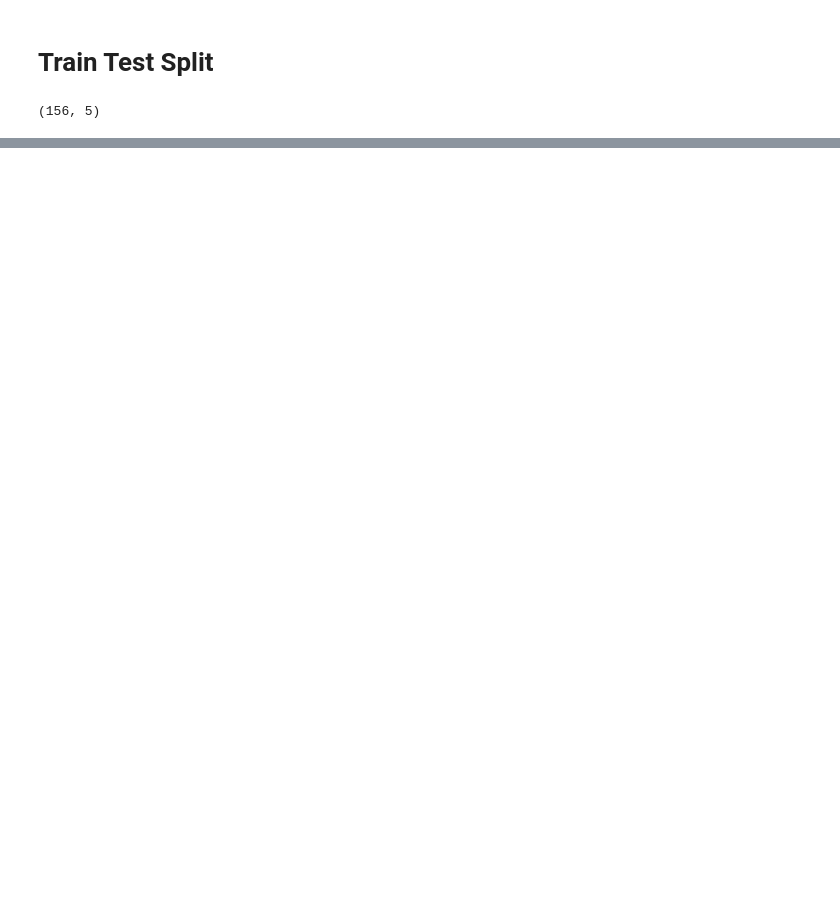
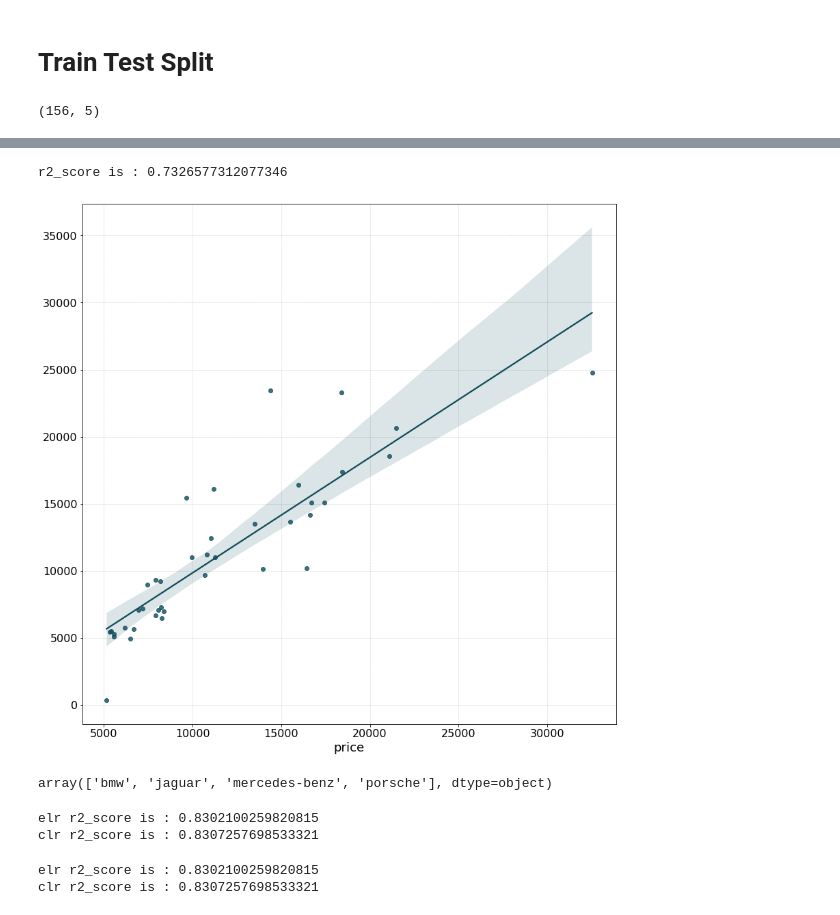
Before and after one commit to Maruf-Ahmad-khan/Car_Price_Prediction_Sklearn_Column_Transformation, a Jupyter notebook: Custom Estimator.ipynb, the cells around one changed output, grey strips where cells are left out. Cells and saved outputs as stored; diff of their text form; code cells hidden in the pictures; blank space fills up the shorter version.

```diff
--- a/Custom Estimator.ipynb
+++ b/Custom Estimator.ipynb
@@ -453,0 +551,24 @@ X_train_wout.shape
+# %%
+lr_params = {}
+lr = LinearRegression(**lr_params).fit(X_train_wout, y_train_wout)
+predictions_wout = lr.predict(X_test_wout)
+r2_score_wout = r2_score(y_test_wout, predictions_wout)
+print(f"r2_score is : {r2_score_wout}")
+# %% [output]
+r2_score is : 0.7326577312077346
+# %%
+_ , ax = plt.subplots(figsize =(14, 14))
+sns.regplot(
+    x = y_test_wout,
+    y = predictions_wout,
+    ax = ax,
+    color = palette[4]
+)
+plt.show()
+# %% [output]
+[figure, added]
+# %%
+ECars = df_model['make'].loc[df_model['price'] > 25000].unique()
+ECars
+# %% [output]
+array(['bmw', 'jaguar', 'mercedes-benz', 'porsche'], dtype=object)
@@ -453,0 +586,20 @@ X_train_wout.shape
+# %%
+ecars_indx = wslr.get_index(X_test_w)
+
+r2_score_elr = r2_score(y_test_w.loc[ecars_indx], y_pred_e)
+r2_score_clr = r2_score(y_test_w[~y_test_w.index.isin(ecars_indx)], y_pred_c)
+
+print(f"elr r2_score is : {r2_score_elr}")
+print(f"clr r2_score is : {r2_score_clr}")
+# %% [output]
+elr r2_score is : 0.8302100259820815
+clr r2_score is : 0.8307257698533321
+# %%
+r2_score_elr = r2_score(y_test_w.loc[ecars_indx], y_pred_e)
+r2_score_clr = r2_score(y_test_w[~y_test_w.index.isin(ecars_indx)], y_pred_c)
+
+print(f"elr r2_score is : {r2_score_elr}")
+print(f"clr r2_score is : {r2_score_clr}")
+# %% [output]
+elr r2_score is : 0.8302100259820815
+clr r2_score is : 0.8307257698533321
```
Also changed, not shown: parts of 22 cells of this notebook, 7 other files.
